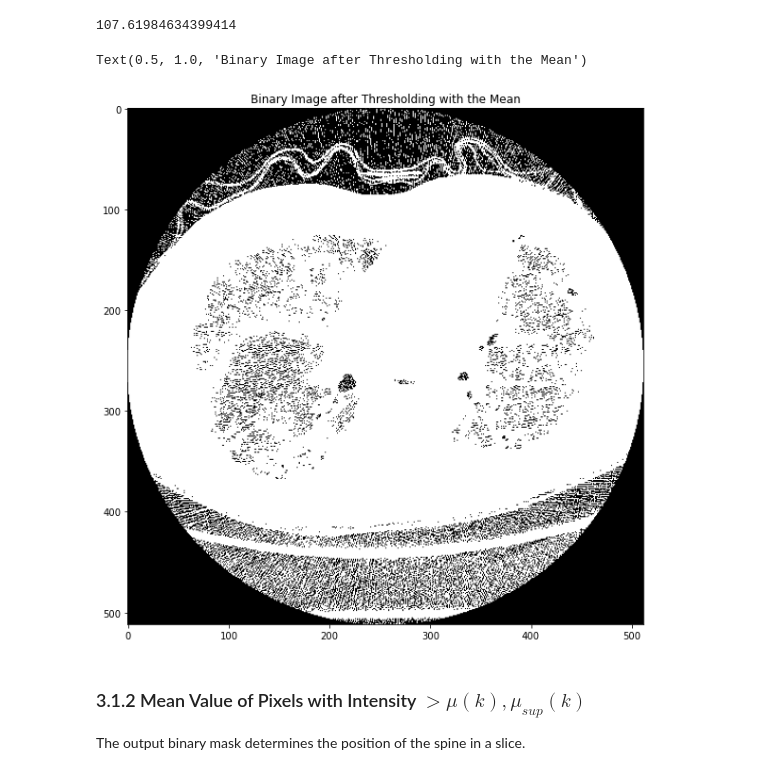
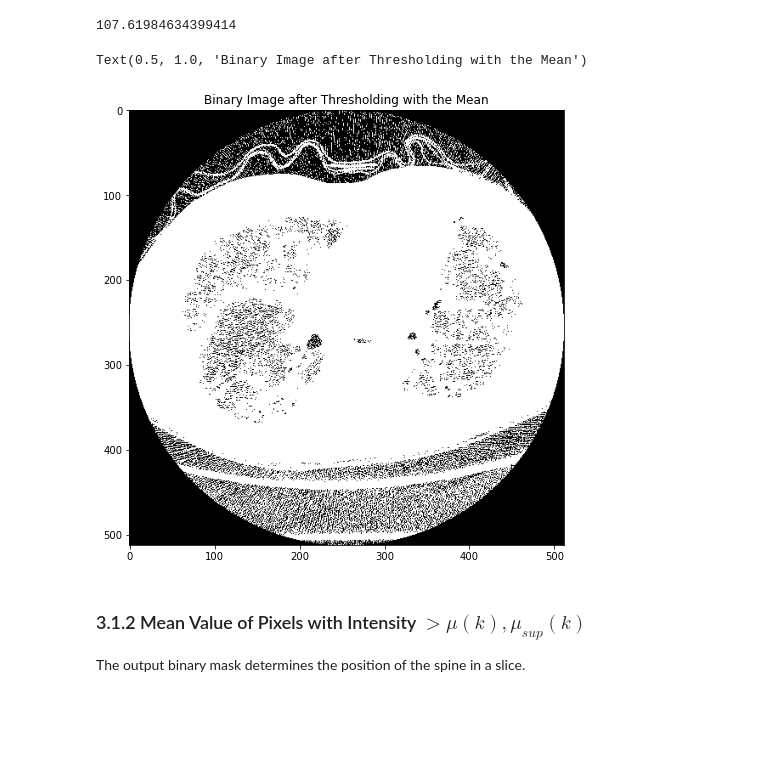
Before and after one commit to anushkahebbar/cardiac-segmentation, a Jupyter notebook: Preprocessing CT Slices.ipynb, the cells around one changed output. Saved outputs shown, nothing was run; the diff lists cells and outputs as text; code cells hidden in the pictures; blank space fills up the shorter version.

```diff
--- a/Preprocessing CT Slices.ipynb
+++ b/Preprocessing CT Slices.ipynb
@@ -125,12 +125,12 @@ mu_k
 # %%
 # Create a binary mask by thresholding with the average
 bmask = cv2.threshold(im, mu_k, 255, cv2.THRESH_BINARY)
-plt.figure(figsize=(15, 10))
+plt.figure(figsize=(10, 8))
 plt.imshow(bmask[1], cmap='gray')
 plt.title('Binary Image after Thresholding with the Mean')
 # %% [output]
 Text(0.5, 1.0, 'Binary Image after Thresholding with the Mean')
-[figure, old version]
+[figure, new version]
 # %% [markdown]
 ### 3.1.2 Mean Value of Pixels with Intensity $> \mu(k), \mu_{sup} (k)$
 The output binary mask determines the position of the spine in a slice.
```
Also changed, not shown: parts of 11 cells of this notebook.
